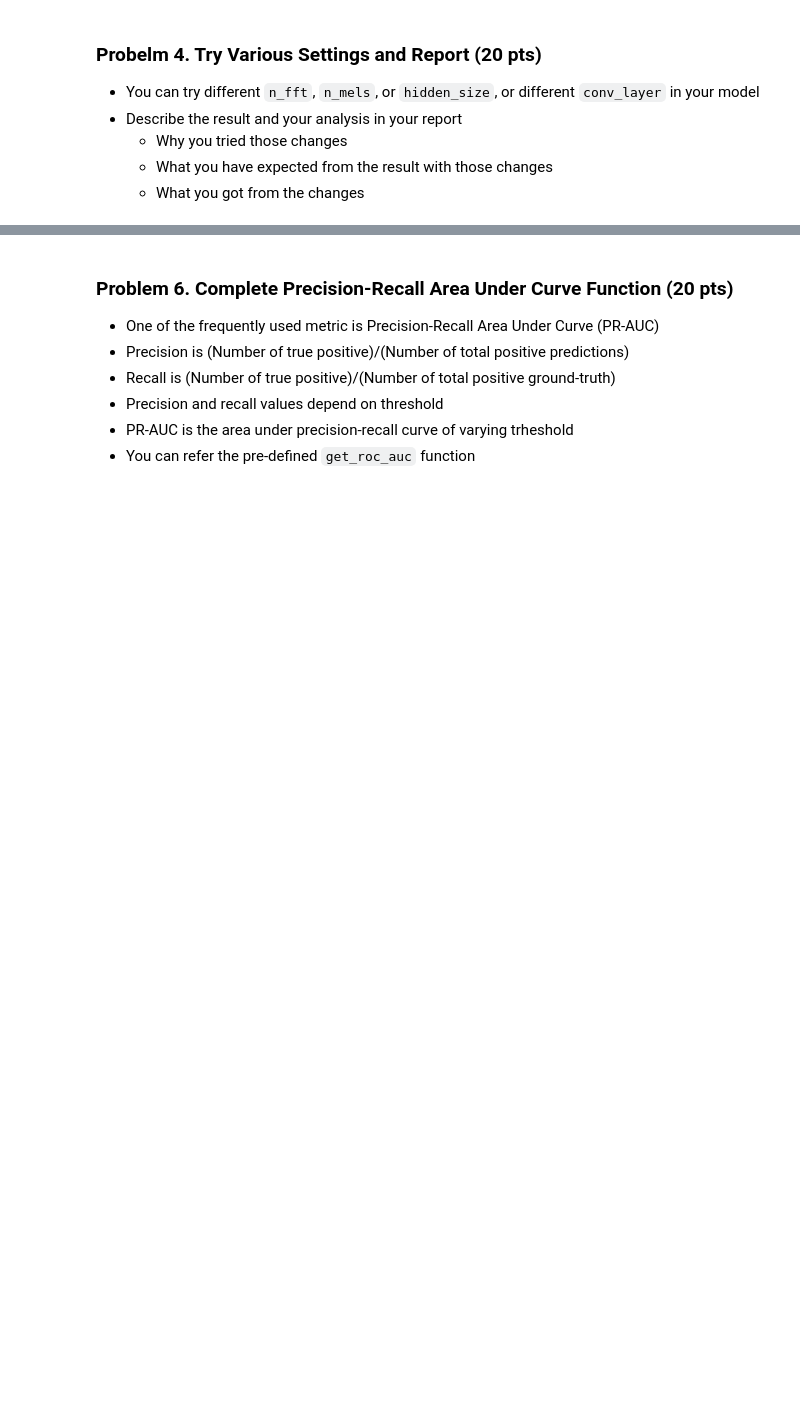
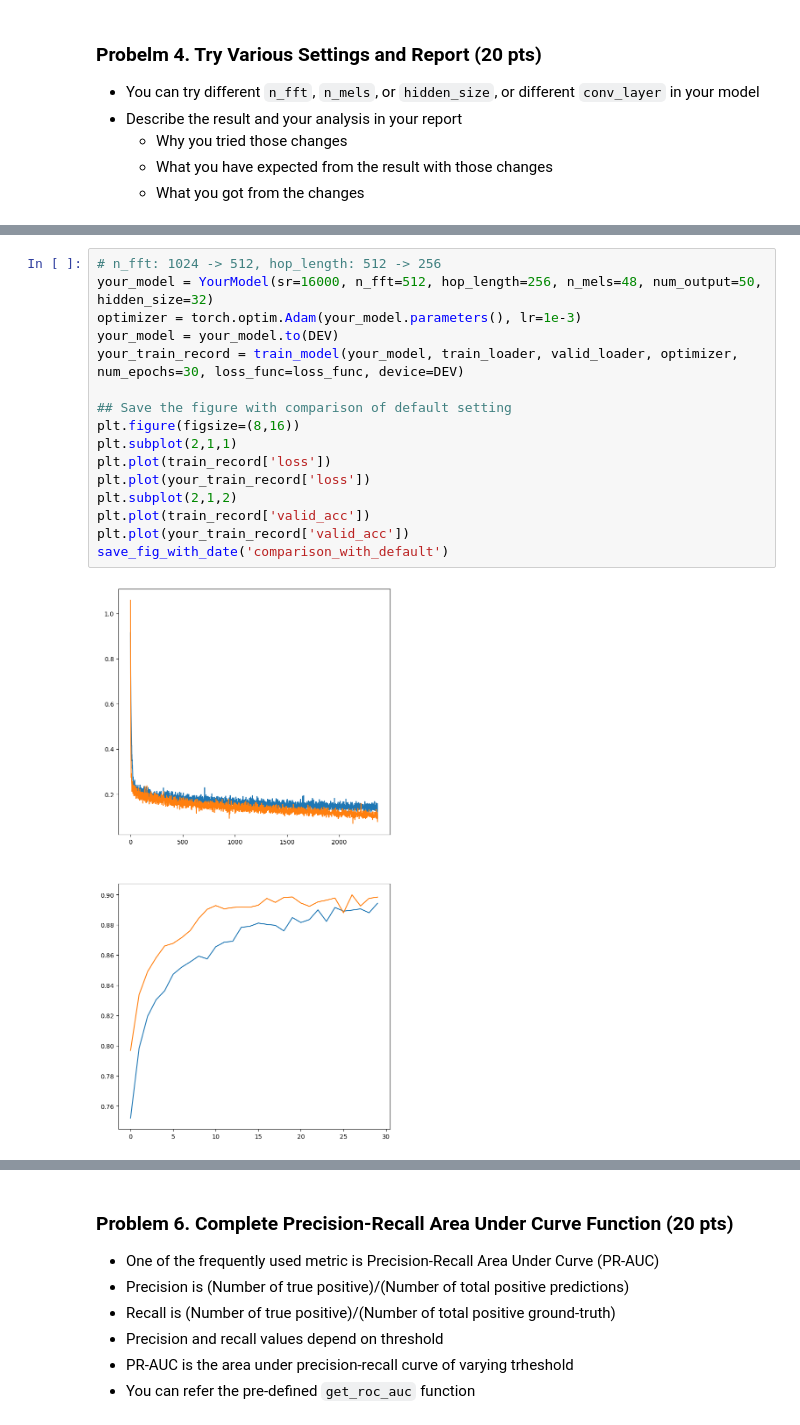
Before and after one commit to minigb/ant5015, a Jupyter notebook: minhee/MIR_Assignment_2.ipynb, the cells around one changed output, grey strips where cells are left out. Saved outputs shown, nothing was run; the diff lists cells and outputs as text; blank space fills up the shorter version.

```diff
--- a/minhee/MIR_Assignment_2.ipynb
+++ b/minhee/MIR_Assignment_2.ipynb
@@ -516,3 +594,21 @@ save_fig_with_date('comparison_with_default')
+# %%
+# n_fft: 1024 -> 512, hop_length: 512 -> 256
+your_model = YourModel(sr=16000, n_fft=512, hop_length=256, n_mels=48, num_output=50, hidden_size=32)
+optimizer = torch.optim.Adam(your_model.parameters(), lr=1e-3)
+your_model = your_model.to(DEV)
+your_train_record = train_model(your_model, train_loader, valid_loader, optimizer, num_epochs=30, loss_func=loss_func, device=DEV)
+
+## Save the figure with comparison of default setting
+plt.figure(figsize=(8,16))
+plt.subplot(2,1,1)
+plt.plot(train_record['loss'])
+plt.plot(your_train_record['loss'])
+plt.subplot(2,1,2)
+plt.plot(train_record['valid_acc'])
+plt.plot(your_train_record['valid_acc'])
+save_fig_with_date('comparison_with_default')
+# %% [output]
+[figure, added]
 # %%
 '''
 Get the test result
```
Also changed, not shown: parts of 19 cells of this notebook, 7 other files.
